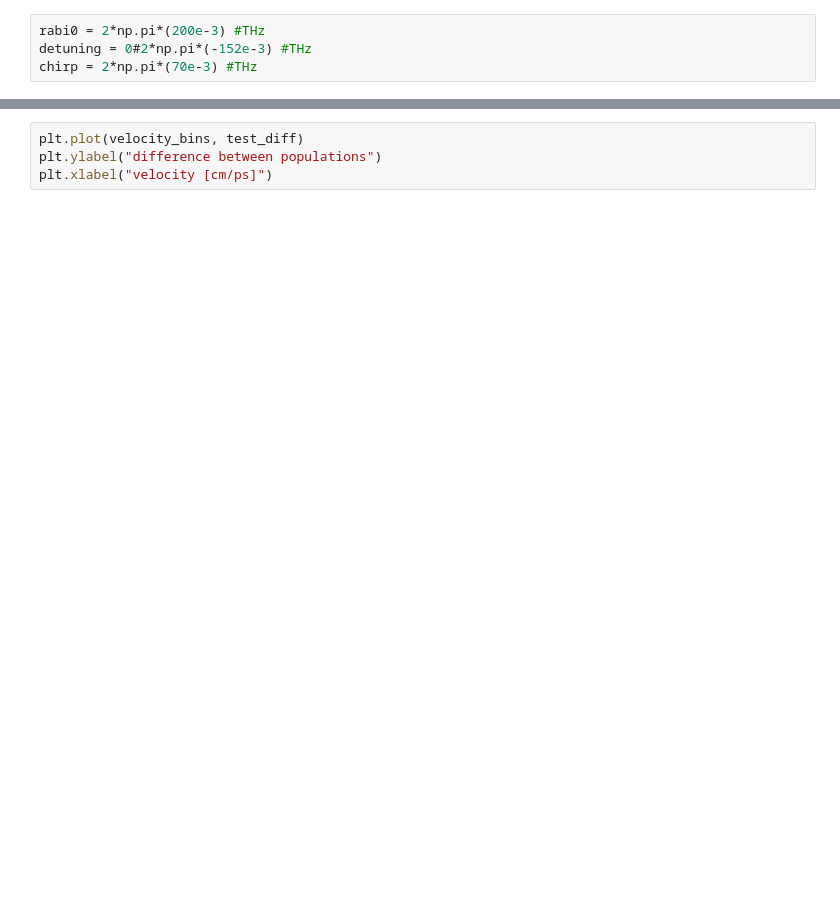
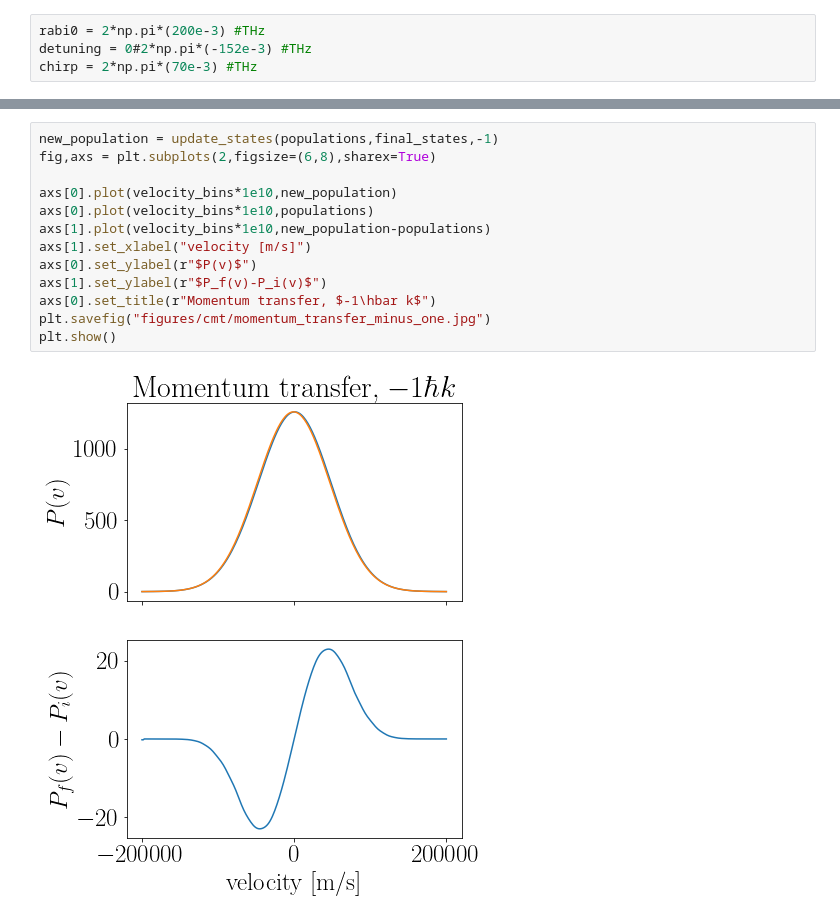
Before and after one commit to Yanaiski/master_thesis, a Jupyter notebook: basic_cmt.ipynb, the cells around one changed output, grey strips where cells are left out. Cells and saved outputs as stored; diff of their text form; blank space fills up the shorter version.

```diff
--- a/basic_cmt.ipynb
+++ b/basic_cmt.ipynb
@@ -152,4 +201,15 @@ plt.show()
 # %%
-plt.plot(velocity_bins, test_diff)
-plt.ylabel("difference between populations")
-plt.xlabel("velocity [cm/ps]")
+new_population = update_states(populations,final_states,-1)
+fig,axs = plt.subplots(2,figsize=(6,8),sharex=True)
+
+axs[0].plot(velocity_bins*1e10,new_population)
+axs[0].plot(velocity_bins*1e10,populations)
+axs[1].plot(velocity_bins*1e10,new_population-populations)
+axs[1].set_xlabel("velocity [m/s]")
+axs[0].set_ylabel(r"$P(v)$")
+axs[1].set_ylabel(r"$P_f(v)-P_i(v)$")
+axs[0].set_title(r"Momentum transfer, $-1\hbar k$")
+plt.savefig("figures/cmt/momentum_transfer_minus_one.jpg")
+plt.show()
+# %% [output]
+[figure, added]
```
Also changed, not shown: parts of 16 cells of this notebook.
